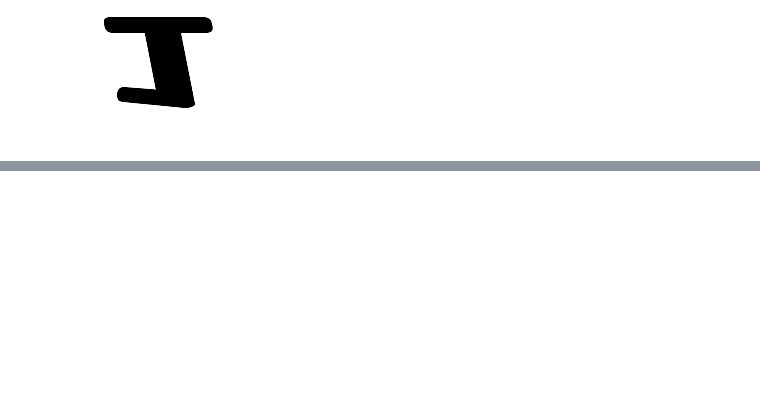
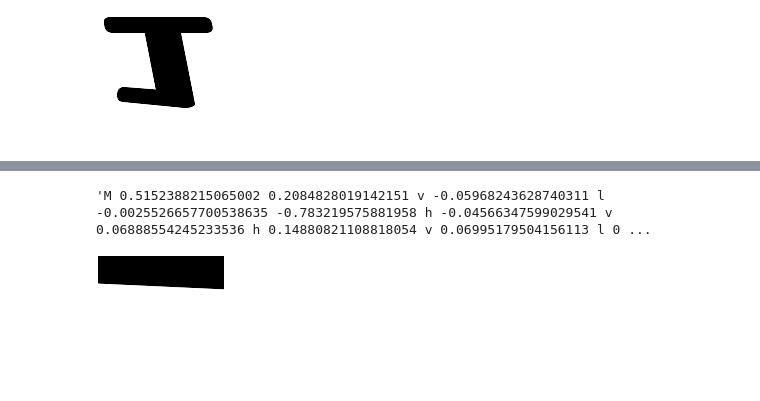
Before and after one commit to haofengac/font-gen, a Jupyter notebook: dataloader.ipynb, the cells around one changed output, grey strips where cells are left out. Drawn from its saved outputs; the diff is of its cells as text; code cells hidden in the pictures; blank space fills up the shorter version.

```diff
--- a/dataloader.ipynb
+++ b/dataloader.ipynb
@@ -147,0 +404,4 @@ next(iter(data.train_dl))
+# %%
+learnSVG = Learner(data,SVGDecoder(len(data.vocab)),loss_func=svg_decoder_loss,callback_fns=[SVGDecoderTrainer])
+# %%
+learnSVG.fit_one_cycle(5,3e-3)
@@ -147,0 +416,19 @@ next(iter(data.train_dl))
+# %%
+def get_pred_path(x,labels):
+    z = learnAE.model(x,labels)[3]
+    tools, pens = learnSVG.model.get_preds(z[0])
+    out = []
+    for t,p in zip(tools[1:-1],pens[1:-1]):
+        t = data.vocab[t]
+        out.append(t)
+        out.append(" ".join([str(n.item()) for n in p[:len(tool_dict[t])]]))
+    return " ".join(out)
+# %%
+p = get_pred_path(x[[0]],y[[0]])
+p
+# %% [output]
+'M 0.5152388215065002 0.2084828019142151 v -0.05968243628740311 l -0.0025526657700538635 -0.783219575881958 h -0.04566347599029541 v 0.06888554245233536 h 0.14880821108818054 v 0.06995179504156113 l 0 ...
+# %%
+render_path(p,1,1)
+# %% [output]
+[figure, added]
```
Also changed, not shown: parts of 22 cells of this notebook.
